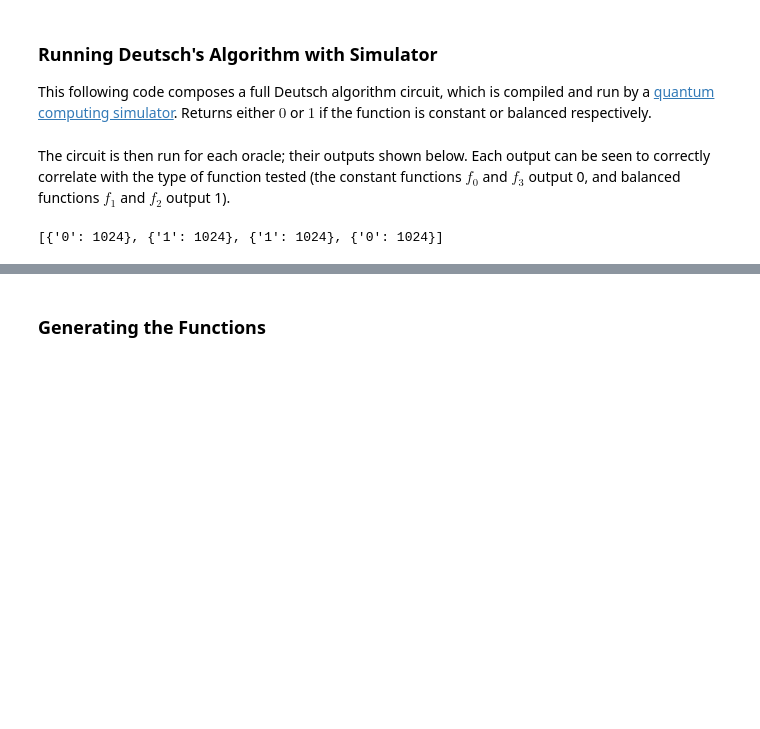
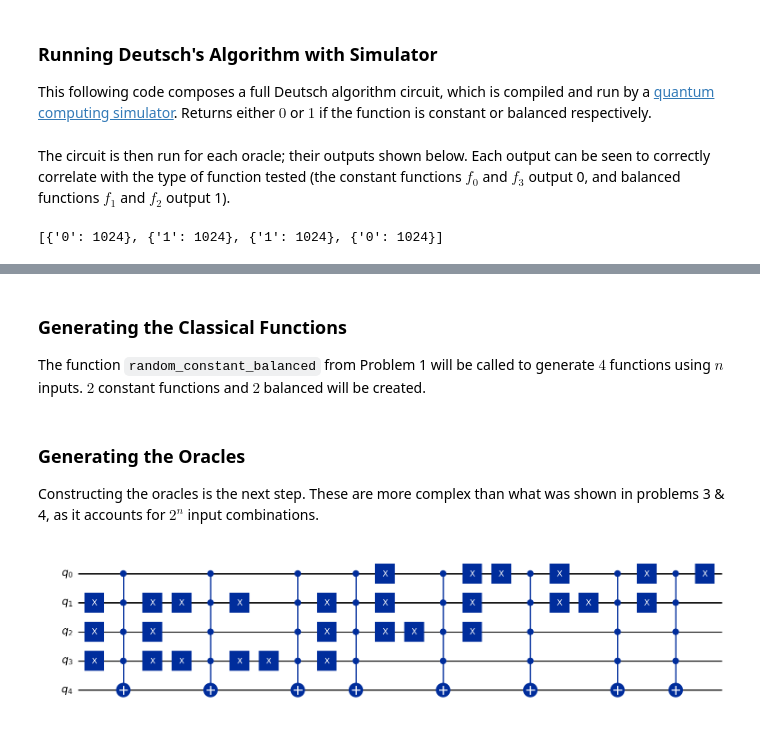
Before and after one commit to G00394925/emerging-technologies, a Jupyter notebook: problems.ipynb, the cells around one changed output, grey strips where cells are left out. Saved outputs shown, nothing was run; the diff lists cells and outputs as text; code cells hidden in the pictures; blank space fills up the shorter version.

```diff
--- a/problems.ipynb
+++ b/problems.ipynb
@@ -807,3 +857,5 @@ There will be $4$ inputs used in the generation of the boolean problems, which w
 # %% [markdown]
-### Generating the Functions
+### Generating the Classical Functions
+
+The function <code>random_constant_balanced</code> from Problem 1 will be called to generate $4$ functions using $n$ inputs. $2$ constant functions and $2$ balanced will be created.
 # %%
@@ -816,3 +869,50 @@ for i in range(2):
 
 # Shuffle to randomise their order
 random.shuffle(functions)
+# %% [markdown]
+### Generating the Oracles
+
+Constructing the oracles is the next step. These are more complex than what was shown in problems 3 & 4, as it accounts for $2^n$ input combinations.
+# %%
+def build_deutsch_jozsa_oracle(f, n_inputs=4):
+    """
+    Build a quantum oracle for the Deutsch-Jozsa algorithm from a classical function.
+
+    Parameters:
+        f (function): A classical function that takes n binary inputs and returns 0 or 1.
+        n_inputs (int): Number of input bits for the function (default=4).
+
+    Returns:
+        QuantumCircuit: A quantum circuit representing the oracle for the function f.
+    """
+    n_qubits = n_inputs + 1  # 4 input qubits + 1 ancilla
+    oracle = qiskit.QuantumCircuit(n_qubits, name='Oracle_f')
+
+    # For each possible input combination
+    for i in range(2**n_inputs):
+        # Extract binary representation
+        input_bits = [(i >> j) & 1 for j in range(n_inputs)]
+
+        # Evaluate the function
+        if f(*input_bits) == 1:
+            # Flip input qubits that are 0 (so all are 1)
+            for qubit_idx in range(n_inputs):
+                if input_bits[qubit_idx] == 0:
+                    oracle.x(qubit_idx)
+
+            # Apply multi-controlled X gate (all 4 inputs control the ancilla)
+            oracle.mcx(list(range(n_inputs)), n_inputs)
+
+            # Flip back the qubits we flipped
+            for qubit_idx in range(n_inputs):
+                if input_bits[qubit_idx] == 0:
+                    oracle.x(qubit_idx)
+
+    return oracle
+# %%
+# Build oracles
+oracles = [build_deutsch_jozsa_oracle(f) for f in functions]
+
+oracles[2].draw('mpl')
+# %% [output]
+[figure, added]
```
Also changed, not shown: parts of 20 cells of this notebook.
